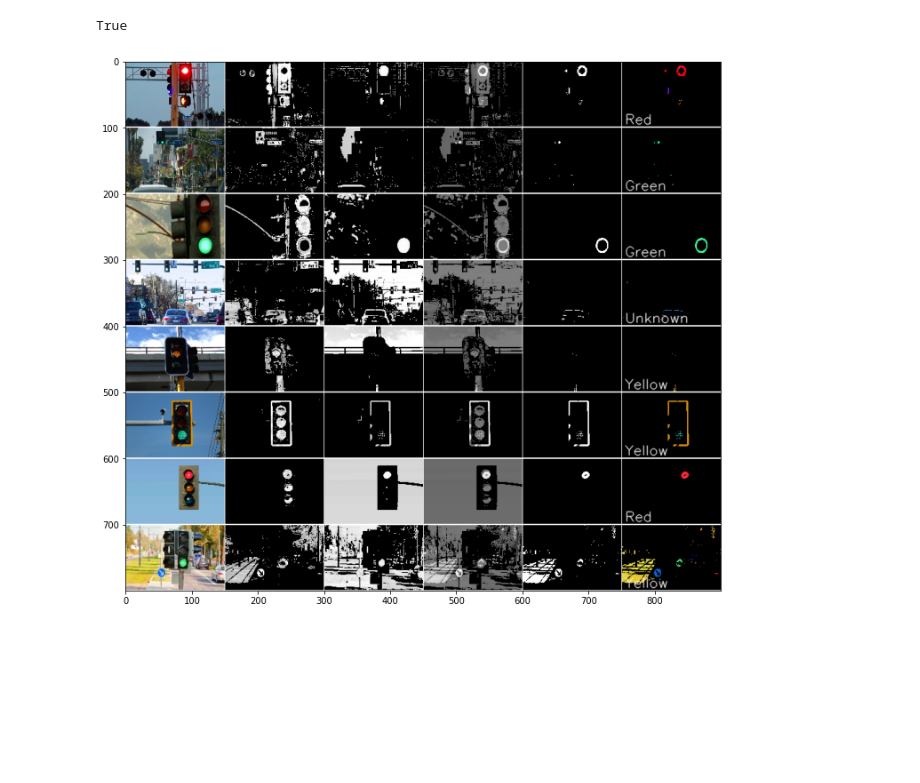
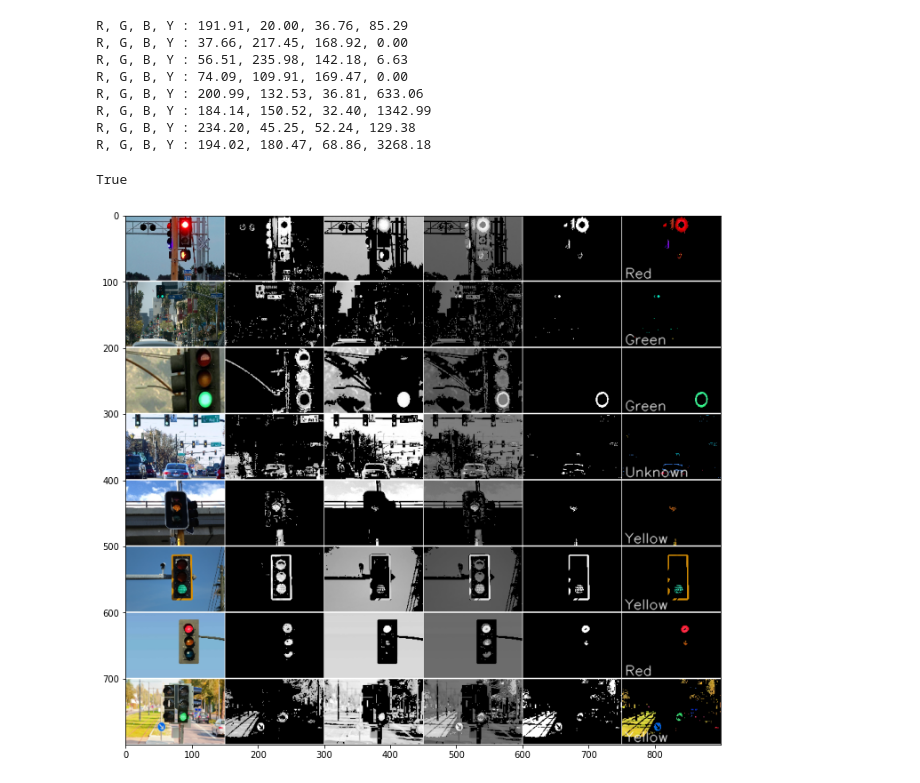
Before and after one commit to khaemn/CarND-Capstone, a Jupyter notebook: ros/src/tl_detector/light_classification/OpenCV_trafficlight.ipynb, the cells around one changed output. Drawn from its saved outputs; the diff is of its cells as text; code cells hidden in the pictures; blank space fills up the shorter version.

Commit message:
Improved detection

```diff
--- a/ros/src/tl_detector/light_classification/OpenCV_trafficlight.ipynb
+++ b/ros/src/tl_detector/light_classification/OpenCV_trafficlight.ipynb
@@ -24,7 +24,7 @@ images = os.listdir(IMG_PATH)
 images.sort()
 # %%
 SAT_THR = 160
-VAL_THR = 200
+VAL_THR = 160
 # %%
 def clamp_saturation(img):
     hsv = cv2.cvtColor(img, cv2.COLOR_BGR2HSV)
@@ -38,20 +38,31 @@ def clamp_saturation(img):
     return mask.astype(np.uint8)
 # %%
 def detect_state(masked_light):
-    red_mean = masked_light[:,:,2].mean()
-    green_mean = masked_light[:,:,1].mean()
-    blue_mean = masked_light[:,:,0].mean()
+    UNKNOWN_STATE = 4
+
+    # Only non-black (nonzero) pixels of the image influence on the state detection
+    nonzeros = np.nonzero(masked_light)
+
+    if (len(nonzero[0]) == 0):
+        return UNKNOWN_STATE
+
+
+    meaningful_pixels = masked_light[nonzeros[0], nonzeros[1], :]
+
+    red_mean = meaningful_pixels[:,2].mean()
+    green_mean = meaningful_pixels[:,1].mean()
+    blue_mean = meaningful_pixels[:,0].mean()
 
     red_green_diff_ratio = (red_mean + green_mean) / (abs(red_mean - green_mean)*2. + 0.01)
     non_blue_ratio = max(0., (red_mean + green_mean) - (2. * blue_mean))
     #print("r-g, nonbl ", red_green_diff_ratio, non_blue_ratio)
     yellow_mean = red_green_diff_ratio * non_blue_ratio
     # States: 0 - red, 1 - yellow, 2 - green, 4 - Unknown
-    #print("R, G, B, Y : {:0.2f}, {:0.2f}, {:0.2f}, {:0.2f}"
-    #      .format(red_mean, green_mean, blue_mean, yellow_mean))
+    print("R, G, B, Y : {:0.2f}, {:0.2f}, {:0.2f}, {:0.2f}"
+          .format(red_mean, green_mean, blue_mean, yellow_mean))
     indices = np.array([red_mean, yellow_mean, green_mean])
-    if (indices.max() < 0.15 or indices.max() < blue_mean):
-        return 4
+    if (indices.max() < 0.12 or indices.max() < blue_mean):
+        return UNKNOWN_STATE
     return indices.argmax()
 # %%
 def draw_state(image, state):
@@ -68,7 +79,7 @@ def draw_state(image, state):
                    fontScale, color, thickness, cv2.LINE_AA)
     return result
 # %%
-idx = 13
+idx = 15
 illustrations = []
 for i in range(len(images)):
 #for i in range(idx, idx+1):
@@ -86,35 +97,43 @@ for i in range(len(images)):
     val = hsv[:,:,2]
     sat[sat < SAT_THR] = 0
     val[val < VAL_THR] = 0
     sat_val_sum = (sat//2)+(val//2)
     mask_gray = mask * 255
     # Vertical white border lines
     lights_only[:,0,:] = 255
     mask[:,0] = 255
     sat[:,0] = 255
     val[:,0] = 255
     sat_val_sum[:,0] = 255
     mask_gray[:,0] = 255
 
     gray_parts = np.expand_dims(
                     np.concatenate(
                         (sat, val, sat_val_sum, mask_gray), axis=1),
                  2)
     gray_parts_as_bgr = np.concatenate((gray_parts,gray_parts,gray_parts), axis=2)
     all_stripe = np.concatenate(
         (img, gray_parts_as_bgr, draw_state(lights_only, state)),
         axis=1)
     # Horizontal white border lines
     all_stripe[0,:,:] = 255
     all_stripe[-1,:,:] = 255
     illustrations.append(all_stripe)
 
 illustrations = np.concatenate(np.array(illustrations), axis = 0)
 plot_bgr(illustrations)
 cv2.imwrite("illustrations.jpg", illustrations)
 # %% [output]
-True
+R, G, B, Y : 191.91, 20.00, 36.76, 85.29
+R, G, B, Y : 37.66, 217.45, 168.92, 0.00
+R, G, B, Y : 56.51, 235.98, 142.18, 6.63
+R, G, B, Y : 74.09, 109.91, 169.47, 0.00
+R, G, B, Y : 200.99, 132.53, 36.81, 633.06
+R, G, B, Y : 184.14, 150.52, 32.40, 1342.99
+R, G, B, Y : 234.20, 45.25, 52.24, 129.38
+R, G, B, Y : 194.02, 180.47, 68.86, 3268.18
+True
-[figure, old version]
+[figure, new version]
 # %% [markdown]
 # CarND-Controls-PID Writeup
 Self-Driving Car Engineer Nanodegree Program
```
Also changed, not shown: 2 other files.
